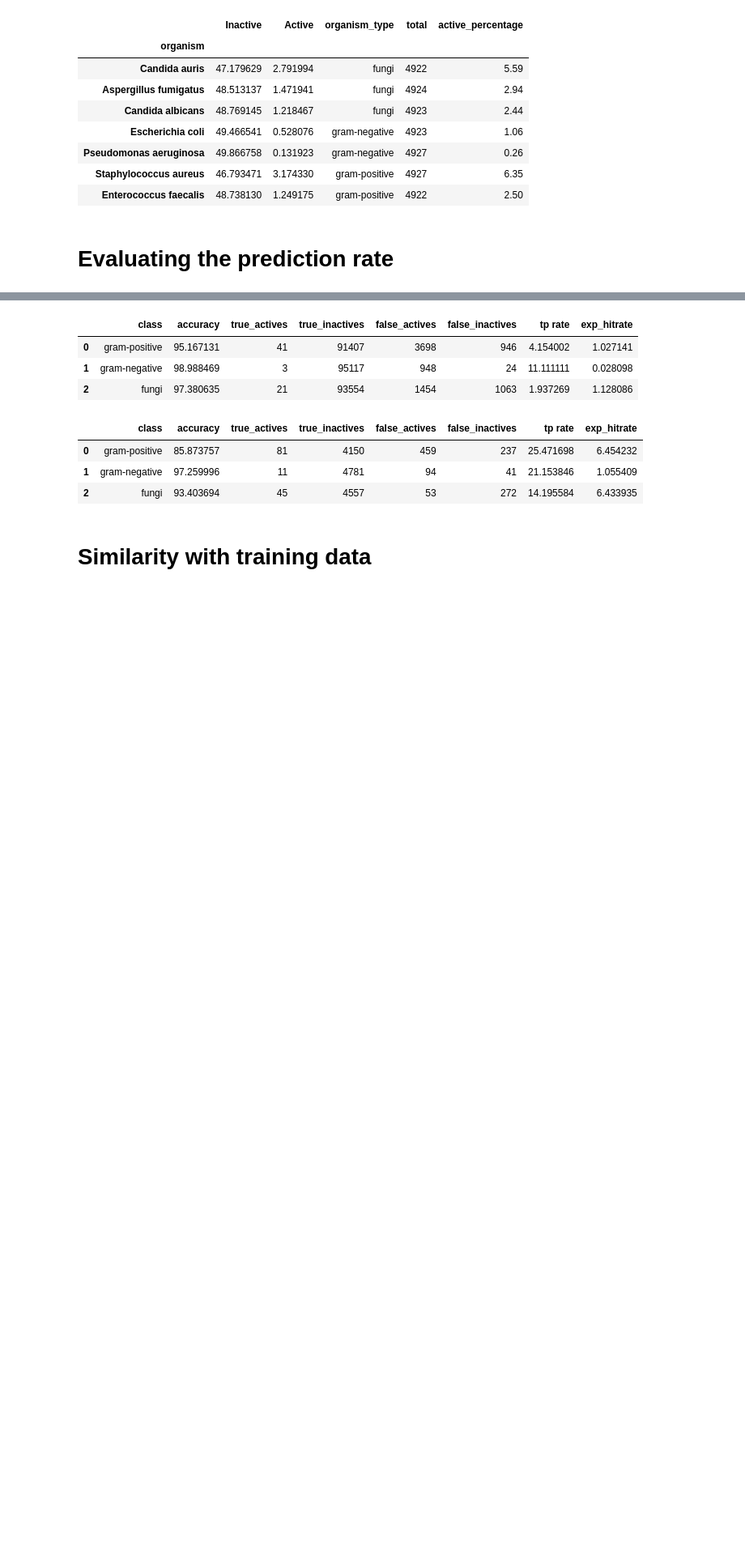
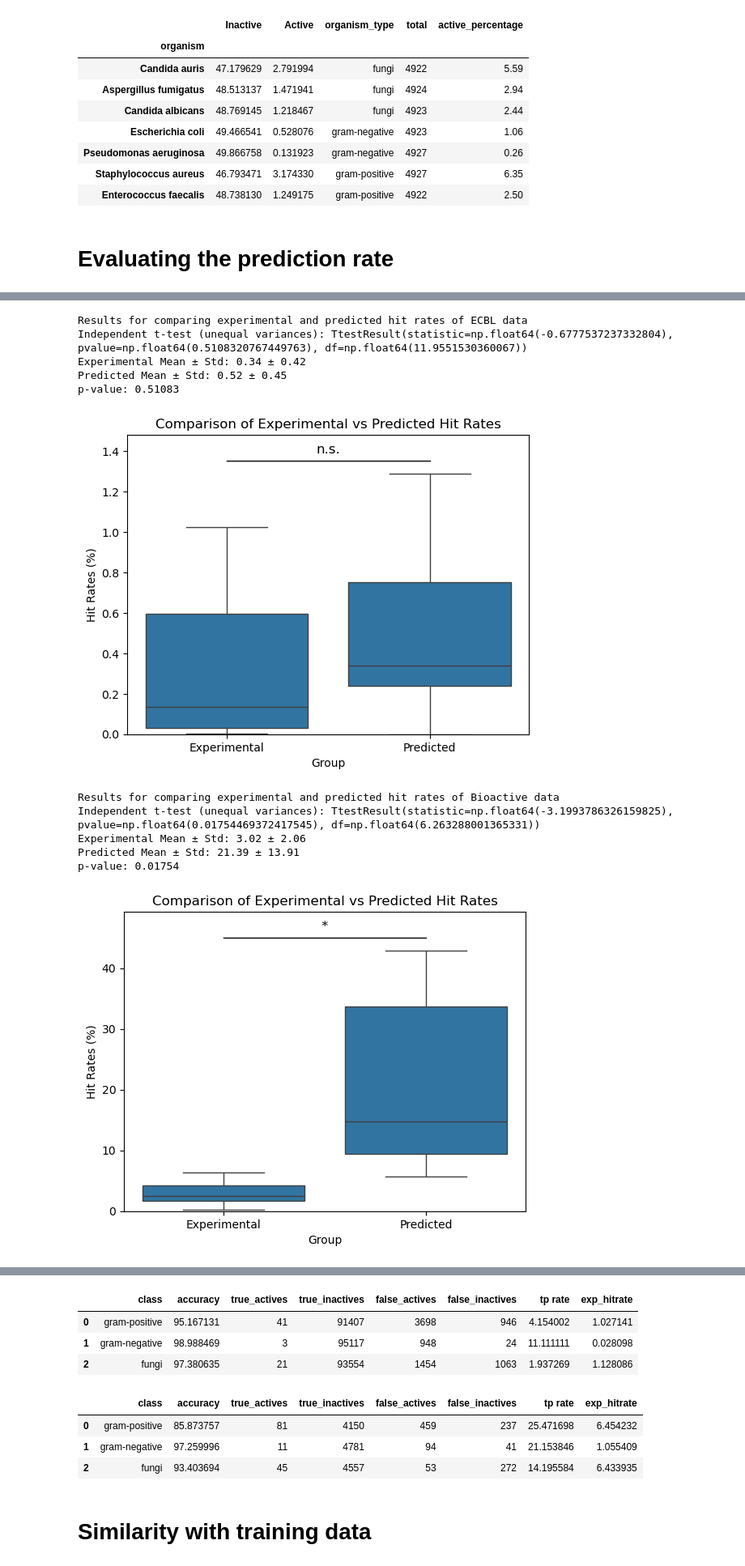
Before and after one commit to IMI-COMBINE/broad_spectrum_prediction, a Jupyter notebook: src/9_2_prediction_deep_dive.ipynb, the cells around one changed output, grey strips where cells are left out. Shown: that part at 81% size. Saved outputs shown, nothing was run; the diff lists cells and outputs as text; code cells hidden in the pictures; blank space fills up the shorter version.

Commit message:
Changed approach to calculate enrichment. Added statistical tests to evaluate enrichment's significance. Added tests to evaluate difference in library size

```diff
--- a/src/9_2_prediction_deep_dive.ipynb
+++ b/src/9_2_prediction_deep_dive.ipynb
@@ -213,6 +213,8 @@ def get_prediction_accuracy_all(df):
             (ecbl_subset_custom["exp_vals"] == "Active")
             & (ecbl_subset_custom["model_pred"] == "Inactive")
         ].shape[0]
+        hitrate_exp = (exp_actives / ecbl_subset_custom.shape[0]) * 100
+        hitrate_tool = (true_actives / (true_actives + false_actives)) * 100
         t.append(
             {
                 "org": org,
@@ -225,7 +227,9 @@ def get_prediction_accuracy_all(df):
                 "false_actives": false_actives,
                 "false_inactives": false_inactives,
                 "tp rate": (true_actives / (true_actives + false_inactives)) * 100,
-                "exp_hitrate": (exp_actives / ecbl_subset_custom.shape[0]) * 100,
+                "exp_hitrate": hitrate_exp,
+                "tool_hitrate": hitrate_tool,
+                "enrichment": hitrate_tool / hitrate_exp
             }
         )
 
@@ -259,0 +240,3 @@ Mean difference: 24.891001350925126
+# %%
+ecbl_df2 = get_prediction_accuracy_all(ecbl_df)
+ecbl_df2
@@ -259,0 +253,3 @@ Mean difference: 24.891001350925126
+# %%
+bioactive_df2 = get_prediction_accuracy_all(bioactive_df)
+bioactive_df2
@@ -259,0 +320,19 @@ Mean difference: 24.891001350925126
+# %%
+print("Results for comparing experimental and predicted hit rates of ECBL data")
+statistics_hitrates(ecbl_df2)
+print("")
+print("Results for comparing experimental and predicted hit rates of Bioactive data")
+statistics_hitrates(bioactive_df2)
+# %% [output]
+Results for comparing experimental and predicted hit rates of ECBL data
+Independent t-test (unequal variances): TtestResult(statistic=np.float64(-0.6777537237332804), pvalue=np.float64(0.5108320767449763), df=np.float64(11.9551530360067))
+Experimental Mean ± Std: 0.34 ± 0.42
+Predicted Mean ± Std: 0.52 ± 0.45
+p-value: 0.51083
+[figure, added]
+Results for comparing experimental and predicted hit rates of Bioactive data
+Independent t-test (unequal variances): TtestResult(statistic=np.float64(-3.1993786326159825), pvalue=np.float64(0.01754469372417545), df=np.float64(6.263288001365331))
+Experimental Mean ± Std: 3.02 ± 2.06
+Predicted Mean ± Std: 21.39 ± 13.91
+p-value: 0.01754
+[figure, added]
```
Also changed, not shown: parts of 10 cells of this notebook, 2 other files.
